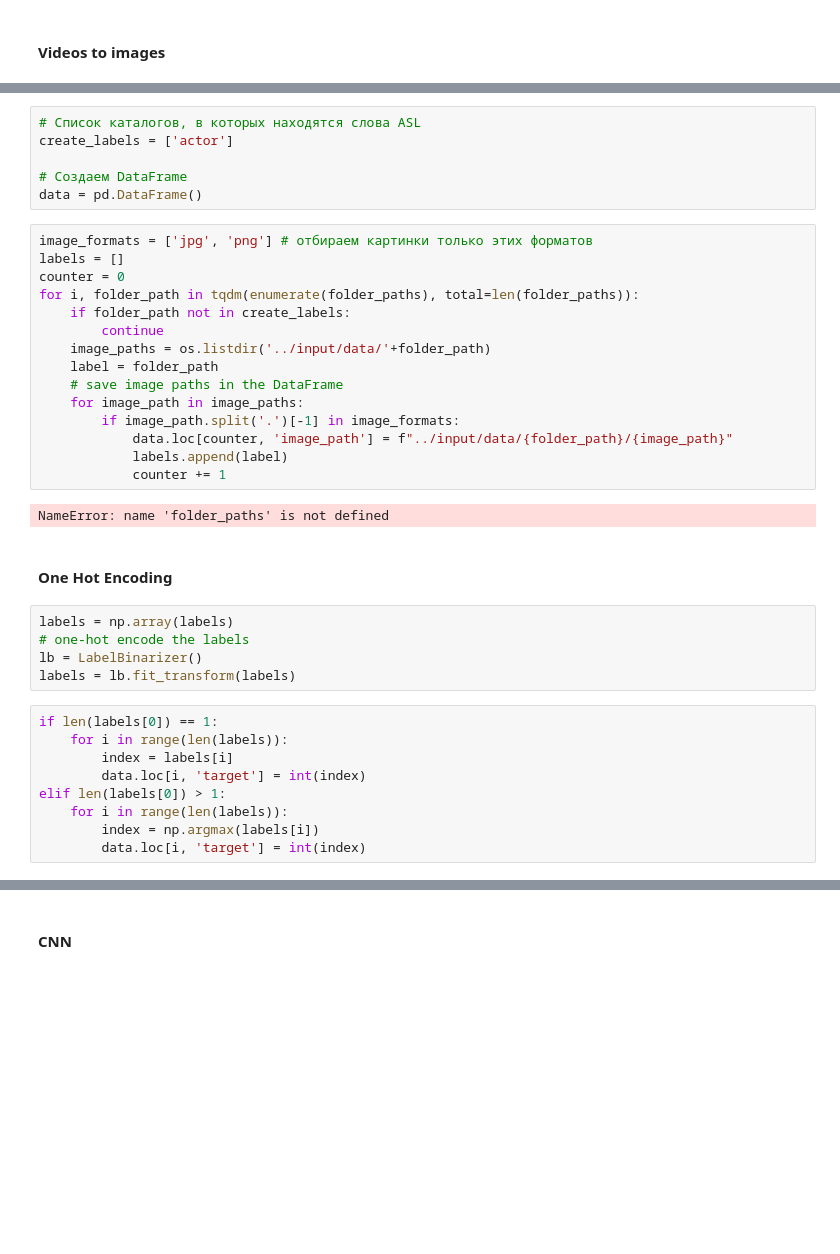
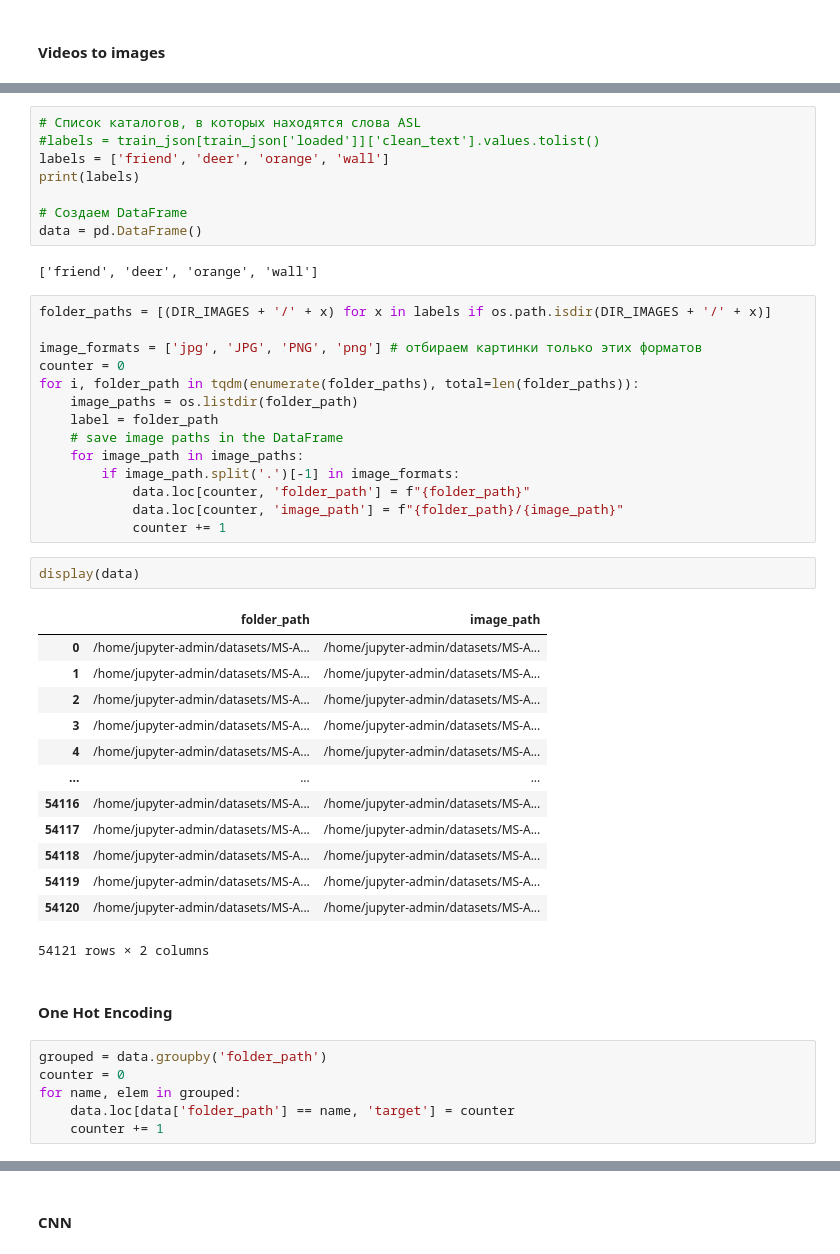
Before and after one commit to savspit/mipt_masters_thesis, a Jupyter notebook: trans.ipynb, the cells around one changed output, grey strips where cells are left out. Drawn from its saved outputs; the diff is of its cells as text; blank space fills up the shorter version.

```diff
--- a/trans.ipynb
+++ b/trans.ipynb
@@ -190,39 +205,48 @@ while success:
 # %%
 # Список каталогов, в которых находятся слова ASL
-create_labels = ['actor']
+#labels = train_json[train_json['loaded']]['clean_text'].values.tolist()
+labels = ['friend', 'deer', 'orange', 'wall']
+print(labels)
 
 # Создаем DataFrame
 data = pd.DataFrame()
+# %% [output]
+['friend', 'deer', 'orange', 'wall']
 # %%
-image_formats = ['jpg', 'png'] # отбираем картинки только этих форматов
-labels = []
+folder_paths = [(DIR_IMAGES + '/' + x) for x in labels if os.path.isdir(DIR_IMAGES + '/' + x)]
+
+image_formats = ['jpg', 'JPG', 'PNG', 'png'] # отбираем картинки только этих форматов
 counter = 0
 for i, folder_path in tqdm(enumerate(folder_paths), total=len(folder_paths)):
-    if folder_path not in create_labels:
-        continue
-    image_paths = os.listdir('../input/data/'+folder_path)
+    image_paths = os.listdir(folder_path)
     label = folder_path
     # save image paths in the DataFrame
     for image_path in image_paths:
         if image_path.split('.')[-1] in image_formats:
-            data.loc[counter, 'image_path'] = f"../input/data/{folder_path}/{image_path}"
-            labels.append(label)
+            data.loc[counter, 'folder_path'] = f"{folder_path}"
+            data.loc[counter, 'image_path'] = f"{folder_path}/{image_path}"
             counter += 1
-# %% [output]
-NameError: name 'folder_paths' is not defined
+# %%
+display(data)
+# %% [output]
+|  | folder_path | image_path |
+| 0 | /home/jupyter-admin/datasets/MS-A... | /home/jupyter-admin/datasets/MS-A... |
+| 1 | /home/jupyter-admin/datasets/MS-A... | /home/jupyter-admin/datasets/MS-A... |
+| 2 | /home/jupyter-admin/datasets/MS-A... | /home/jupyter-admin/datasets/MS-A... |
+| 3 | /home/jupyter-admin/datasets/MS-A... | /home/jupyter-admin/datasets/MS-A... |
+| 4 | /home/jupyter-admin/datasets/MS-A... | /home/jupyter-admin/datasets/MS-A... |
+| ... | ... | ... |
+| 54116 | /home/jupyter-admin/datasets/MS-A... | /home/jupyter-admin/datasets/MS-A... |
+| 54117 | /home/jupyter-admin/datasets/MS-A... | /home/jupyter-admin/datasets/MS-A... |
+| 54118 | /home/jupyter-admin/datasets/MS-A... | /home/jupyter-admin/datasets/MS-A... |
+| 54119 | /home/jupyter-admin/datasets/MS-A... | /home/jupyter-admin/datasets/MS-A... |
+| 54120 | /home/jupyter-admin/datasets/MS-A... | /home/jupyter-admin/datasets/MS-A... |
+54121 rows × 2 columns
 # %% [markdown]
 #### One Hot Encoding
-# %%
-labels = np.array(labels)
-# one-hot encode the labels
-lb = LabelBinarizer()
-labels = lb.fit_transform(labels)
-# %%
-if len(labels[0]) == 1:
-    for i in range(len(labels)):
-        index = labels[i]
-        data.loc[i, 'target'] = int(index)
-elif len(labels[0]) > 1:
-    for i in range(len(labels)):
-        index = np.argmax(labels[i])
-        data.loc[i, 'target'] = int(index)
+# %%
+grouped = data.groupby('folder_path')
+counter = 0
+for name, elem in grouped:
+    data.loc[data['folder_path'] == name, 'target'] = counter
+    counter += 1
```
Also changed, not shown: parts of 25 cells of this notebook.
